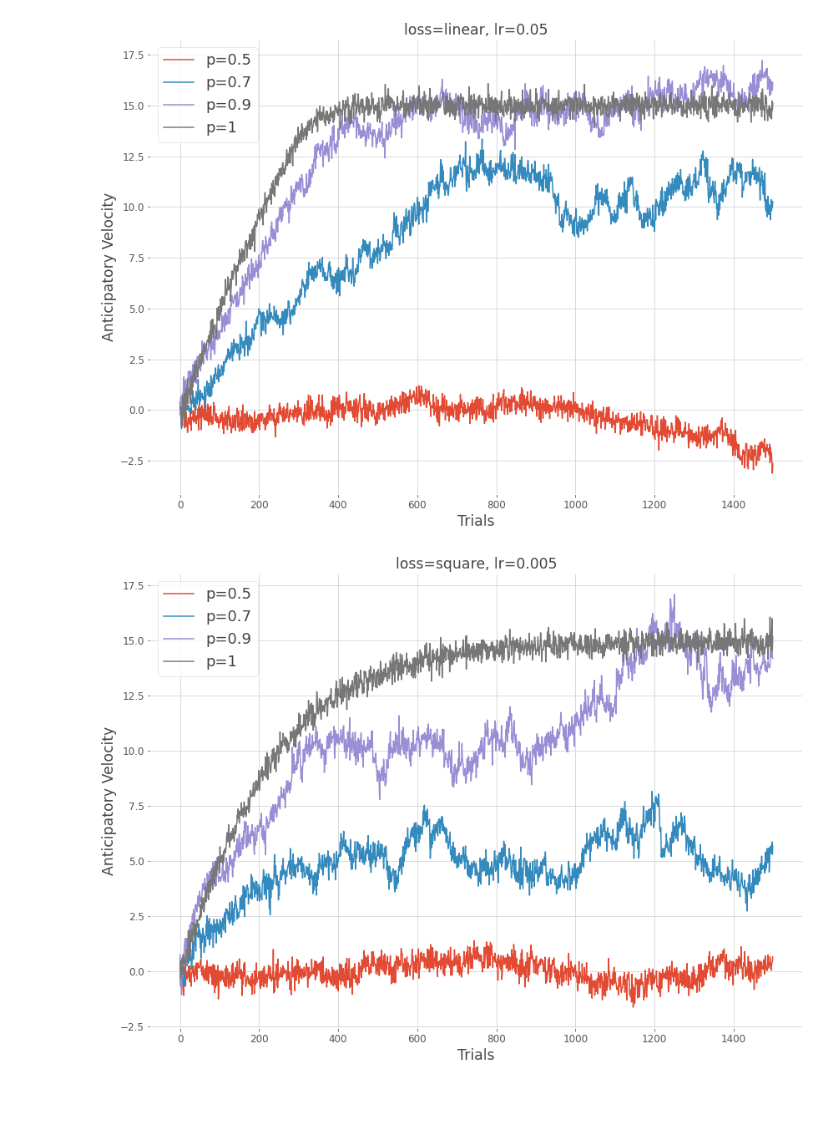
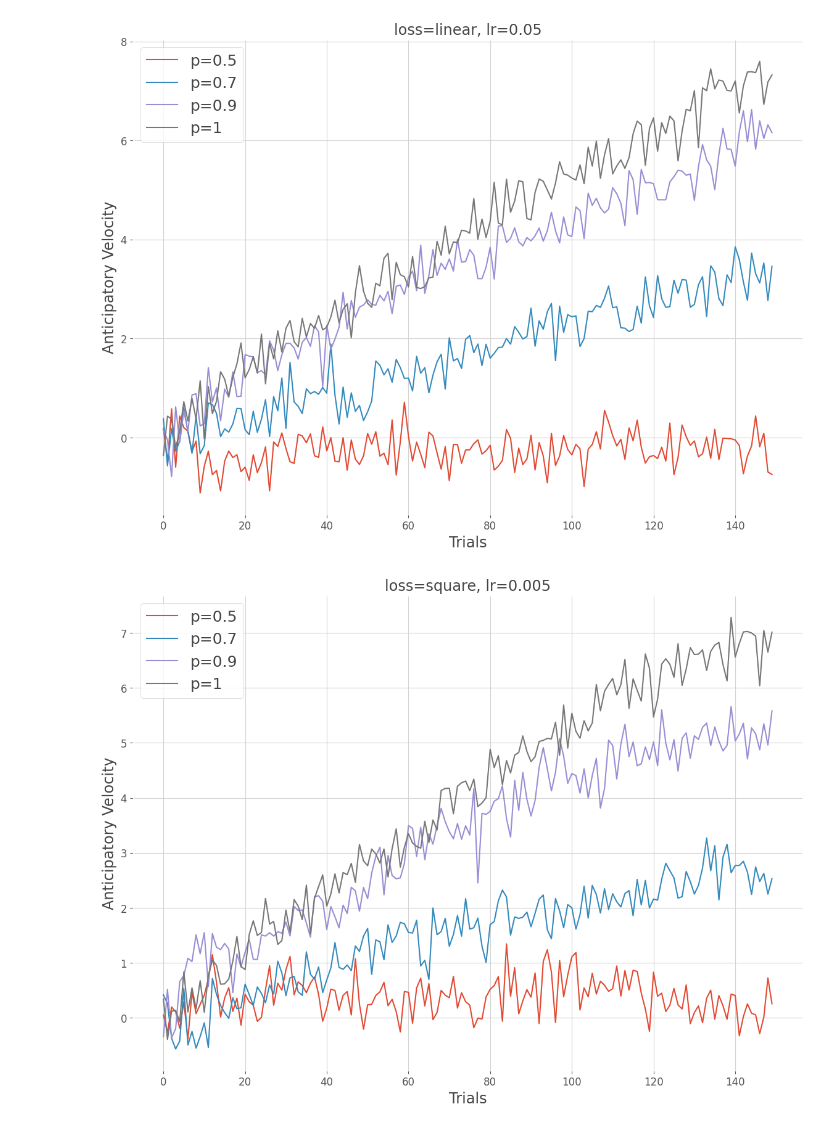
Before and after one commit to Halloway-93/aSPEM, a Jupyter notebook: Policy_gradient_agent_manu.ipynb, the cells around one changed output. Drawn from its saved outputs; the diff is of its cells as text; code cells hidden in the pictures; blank space fills up the shorter version.

```diff
--- a/Policy_gradient_agent_manu.ipynb
+++ b/Policy_gradient_agent_manu.ipynb
@@ -59,34 +59,34 @@ def policyGradient2(env,lr,n_trials):
 # %%
 V_abs = 15
 lr = 0.05
-n_trials = 1500
+n_trials = 150
 loss = 'linear'
 
 for p in ( 0.5, 0.7, 0.9, 1):
     for i in range(10):
         env = Environment(p, V_abs, loss=loss)
         V_app_list = policyGradient2(env, lr, n_trials)
         if i ==0:
             V_mean = np.array(V_app_list)/10
         else:
             V_mean += np.array(V_app_list)/10
         #plt.plot(V_app_list, alpha=.5, c='gray')
     plt.plot(V_mean,label=f'p={p}')
 #plt.plot([0,n_trials], [V_abs, V_abs],':r')
 #plt.plot([0,n_trials], [-V_abs, -V_abs],':r')
 plt.title(f'loss={loss}, lr={lr}')
 plt.xlabel("Trials")
 plt.ylabel("Anticipatory Velocity")
 plt.legend()
 
 #plt.ylim(-15,15)
 plt.savefig('pgll')
 # %% [output]
-[figure, old version]
+[figure, new version]
 # %%
 V_abs = 15
 lr = 0.005
-n_trials = 1500
+n_trials = 150
 loss = 'square'
 
 for p in (0.5, 0.7, 0.9, 1):
@@ -109,7 +109,7 @@ plt.legend()
 #plt.xlim(0,200)
 plt.savefig('pgls')
 # %% [output]
-[figure, old version]
+[figure, new version]
 # %%
 V_abs = 15
 lr = 0.05
```
Also changed, not shown: parts of 1 cell of this notebook, 1 other file.
